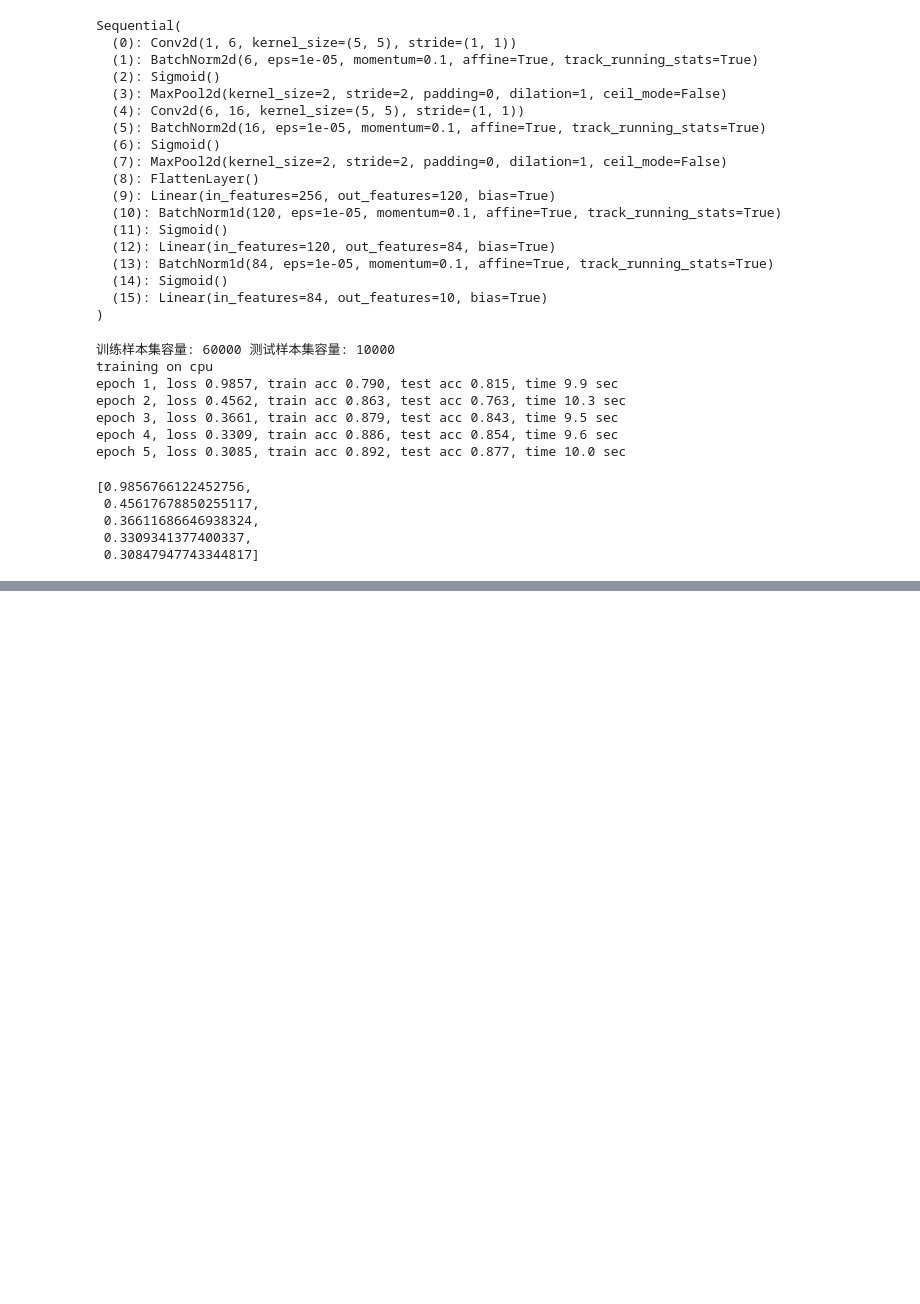
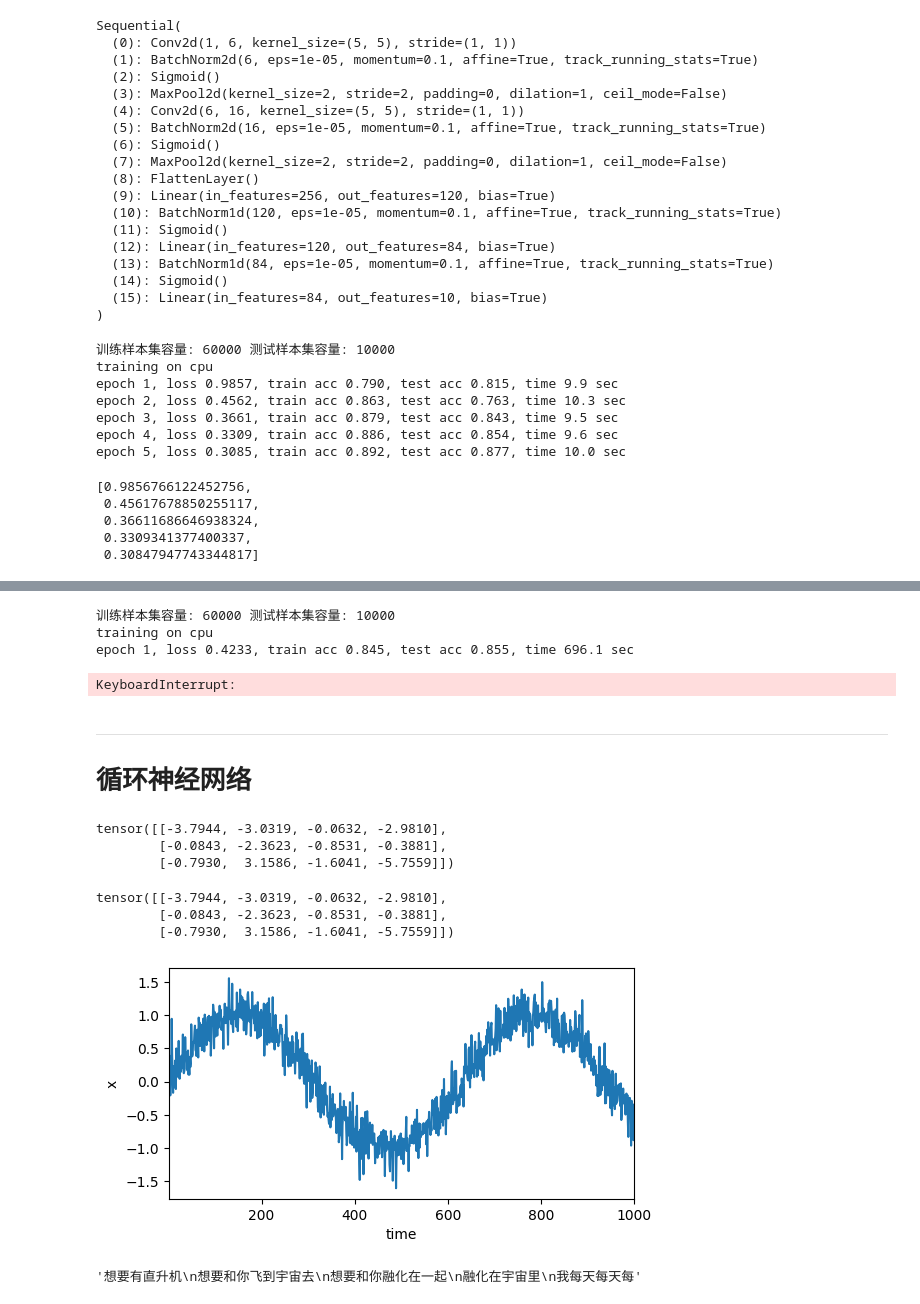
Before and after one commit to shinejjy/mypytorch, a Jupyter notebook: pytorch2.ipynb, the cells around one changed output, grey strips where cells are left out. Cells and saved outputs as stored; diff of their text form; code cells hidden in the pictures; blank space fills up the shorter version.

```diff
--- a/pytorch2.ipynb
+++ b/pytorch2.ipynb
@@ -416,0 +440,26 @@ epoch 5, loss 0.3085, train acc 0.892, test acc 0.877, time 10.0 sec
+# %%
+net = nn.Sequential(
+        nn.Conv2d(1, 64, kernel_size=7, stride=2, padding=3),
+        nn.BatchNorm2d(64),
+        nn.ReLU(),
+        nn.MaxPool2d(kernel_size=3, stride=2, padding=1)
+)
+# %%
+def renet_block(in_channels, out_channels, num_residuals, first_block=False):
+    if first_block:
+        assert in_channels == out_channels
+    blks = []
+    for i in range(num_residuals):
+        if i == 0 and not first_block:
+            blks.append(mypytorch.Residual(in_channels, out_channels, use_1x1conv=True, stride=2))
+        else:
+            blks.append(mypytorch.Residual(out_channels, out_channels))
+    return nn.Sequential(*blks)
+# %%
+net.add_module('resnet_block1', renet_block(64, 64, 2, first_block=True))
+net.add_module('resnet_block2', renet_block(64, 128, 2))
+net.add_module('resnet_block3', renet_block(128, 256, 2))
+net.add_module('resnet_block4', renet_block(256, 512, 2))
+net.add_module('global_avg_pool', mypytorch.GlobalAvgPool2d())
+net.add_module('fc', nn.Sequential(mypytorch.FlattenLayer(), nn.Linear(512, 10)))
+print(net)
@@ -416,0 +500,52 @@ epoch 5, loss 0.3085, train acc 0.892, test acc 0.877, time 10.0 sec
+# %%
+device = torch.device('cuda' if torch.cuda.is_available() else 'cpu')
+batch_size = 256
+# 如出现“out of memory”的报错信息，可减小batch_size或resize
+train_iter, test_iter = mypytorch.load_data_fashion_mnist(batch_size, resize=96)
+
+lr, num_epochs = 0.001, 5
+optimizer = torch.optim.Adam(net.parameters(), lr=lr)
+mypytorch.train_ch5(net, train_iter, test_iter, batch_size, optimizer, device, num_epochs)
+# %% [output]
+训练样本集容量: 60000 测试样本集容量: 10000
+training on cpu
+epoch 1, loss 0.4233, train acc 0.845, test acc 0.855, time 696.1 sec
+KeyboardInterrupt:
+# %% [markdown]
+-- --
+# 循环神经网络
+# %%
+import torch
+
+X, W_xh = torch.randn(3, 1), torch.randn(1, 4)
+H, W_hh = torch.randn(3, 4), torch.randn(4, 4)
+torch.matmul(X, W_xh) + torch.matmul(H, W_hh)
+# %% [output]
+tensor([[-3.7944, -3.0319, -0.0632, -2.9810],
+        [-0.0843, -2.3623, -0.8531, -0.3881],
+        [-0.7930,  3.1586, -1.6041, -5.7559]])
+# %%
+torch.matmul(torch.cat((X, H), dim=1), torch.cat((W_xh, W_hh), dim=0))
+# %% [output]
+tensor([[-3.7944, -3.0319, -0.0632, -2.9810],
+        [-0.0843, -2.3623, -0.8531, -0.3881],
+        [-0.7930,  3.1586, -1.6041, -5.7559]])
+# %%
+import mypytorch
+T = 1000  # 总共产生1000个点
+time = torch.arange(1, T + 1, dtype=torch.float32)
+x = torch.sin(0.01 * time) + torch.normal(0, 0.2, (T,))
+mypytorch.plot(time, x, 'time', 'x', xlim=[1, 1000], figsize=(6, 3))
+# %% [output]
+[figure, added]
+# %%
+import torch
+import random
+import zipfile
+
+with zipfile.ZipFile('data/jaychou_lyrics.txt.zip') as zin:
+    with zin.open('jaychou_lyrics.txt') as f:
+        corpus_chars = f.read().decode('utf-8')
+corpus_chars[:40]
+# %% [output]
+'想要有直升机\n想要和你飞到宇宙去\n想要和你融化在一起\n融化在宇宙里\n我每天每天每'
```
Also changed, not shown: parts of 17 cells of this notebook, 1 other file.
